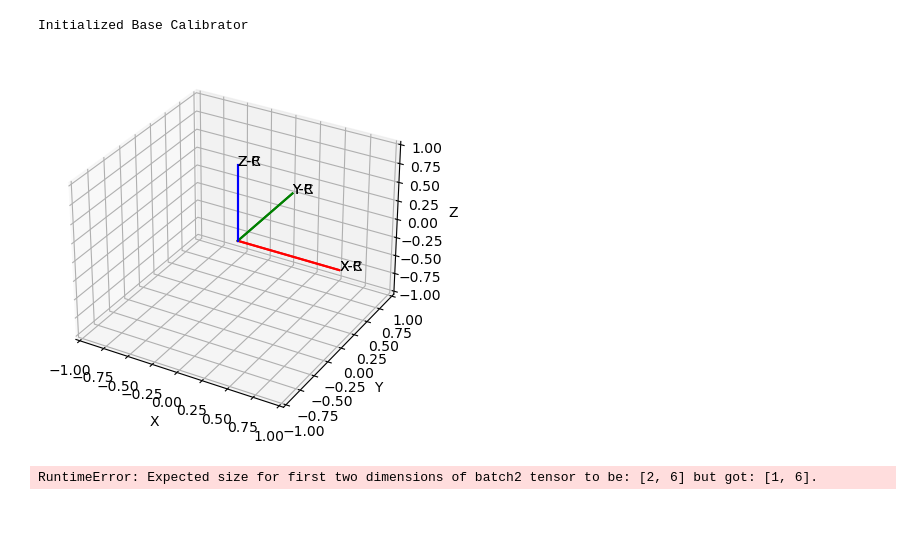
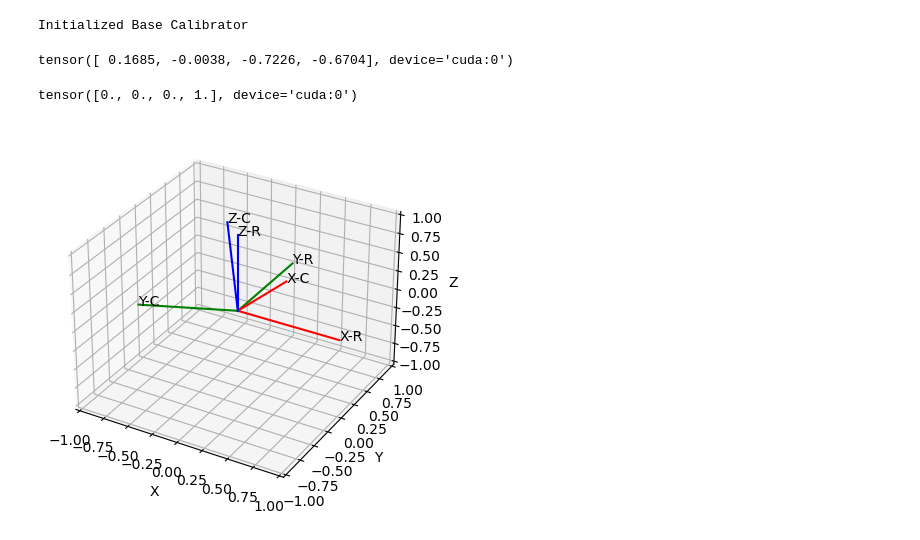
Before and after one commit to r4hul77/Bayesian_Calibration, a Jupyter notebook: Untitled.ipynb, the cells around one changed output. Saved outputs shown, nothing was run; the diff lists cells and outputs as text; code cells hidden in the pictures.

Commit message:
Horizon Working git add *

```diff
--- a/Untitled.ipynb
+++ b/Untitled.ipynb
@@ -6,7 +6,7 @@ torch.set_default_device('cuda')
 # Initial Data Generation
 # %%
 t_init = 0
-t_final = 15
+t_final = 10
 dt = 0.001
 t = torch.arange(start=t_init, end=t_final, step=dt)
 omega = 0.3
@@ -42,7 +42,8 @@ plotting.plot_torch_tensors(pos_x, pos_y)
 # %%
 # Adding Noise to replicate GPS Sensor
 from utils import utils
-pos_noise = torch.tensor([0.00,0.00,0.00])
+#pos_noise = torch.tensor([0.01,0.01,0.01])
+pos_noise = torch.tensor([0.0,0.0,0.0])
 gps_dt = 0.1
 gps_data = utils.generate_gps_data(pos=pos, sigma=pos_noise, drop=int(gps_dt//dt))
 gps_real = utils.generate_gps_data(pos=pos, sigma=torch.zeros_like(pos_noise), drop=int(gps_dt//dt))
@@ -98,7 +100,7 @@ from utils import bayesian_calibrator as bc
 import shutil
 
 sample_size = 2
-horizon_size = 5
+horizon_size = 1
 init_pos = gps_data[0]
 imu_dt = 0.01
 gps_dt = 0.1
@@ -111,7 +113,8 @@ vel_noise = torch.zeros(3)
 real_q = quat
 init_quats = None
 init_quats = real_q.repeat(sample_size, 1)
-#init_quats = torch.vstack((real_q.repeat(sample_size*2//4, 1), torch.rand(sample_size*2//4, 4)))
+#init_quats = torch.vstack((real_q.repeat(100, 1), roma.random_unitquat(sample_size-100)))
+#init_quats = roma.random_unitquat(sample_size)
 calibrator = bc.BaseCalibrator(accel_noise=accel_noise, pos_noise=pos_noise, sample_size=sample_size, horizon_size=horizon_size, init_pos=init_pos, imu_dt=imu_dt, gps_dt=gps_dt, logging_dir=logging_dir, init_vel=init_vel, vel_noise=vel_noise, real_q=real_q, init_quats=init_quats)
 # %% [output]
 Initialized Base Calibrator
@@ -124,22 +127,16 @@ for i in range(1, gps_data.shape[0]):
     for j in range(9):
         calibrator.update(accel_data[i*10+j+1], None, real_accel=accel_real[i*10+j+1])
 
-    #outs.append([quats, rms.mean(), rms.min(), rms.max()])
+    outs.append([quats.mean(dim=1), rms.mean(), rms.min(), rms.max()])
+# %%
+quats[-1]
+# %% [output]
+tensor([ 0.1685, -0.0038, -0.7226, -0.6704], device='cuda:0')
+# %%
+real_q
+# %% [output]
+tensor([0., 0., 0., 1.], device='cuda:0')
 # %%
-plotting.plot_axes(quat, quats[-1])
+plotting.plot_axes(quat, quats[0])
 # %% [output]
-[figure, old version]
+[figure, new version]
-# %%
-sample_size = 1
-state = torch.hstack([init_pos, init_vel]).repeat(sample_size, 1)
-s = state
-error_2 = []
-for i in range(300):
-    u = (calibrator.A@s.transpose(1, 0) + calibrator.B@accel_data[i].repeat(sample_size, 1).transpose(1, 0)).transpose(1, 0)
-    #s = calibrator.update_state(state=s, accel=accel_data[i].repeat(sample_size, 1))
-    u2 = (torch.bmm(calibrator.A.repeat(sample_size, 1, 1), s.unsqueeze(2)) + torch.bmm(calibrator.B.repeat(sample_size, 1, 1), accel_data[i].repeat(sample_size, 1).unsqueeze(2))).squeeze(2)
-    s = u2
-    state = torch.hstack([pos[i*10], vel[i*10]])
-    error_2.append(s-state)
-# %% [output]
-RuntimeError: Expected size for first two dimensions of batch2 tensor to be: [2, 6] but got: [1, 6].
```
Also changed, not shown: parts of 4 cells of this notebook, 1 other file.
